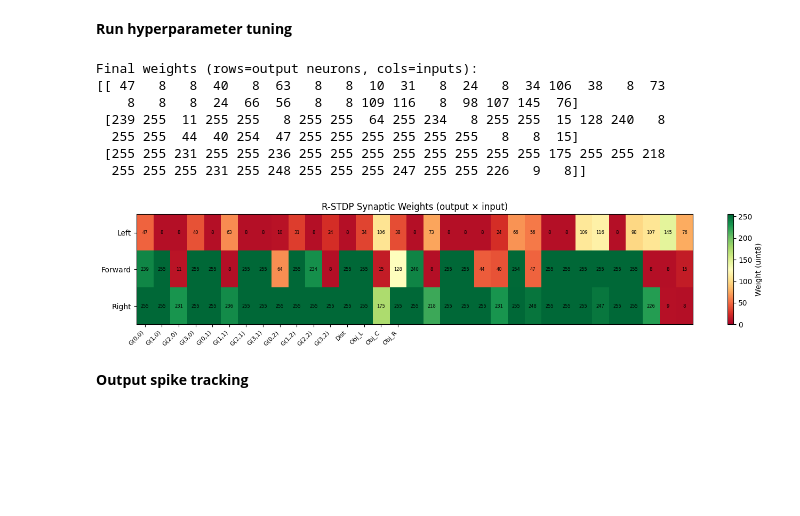
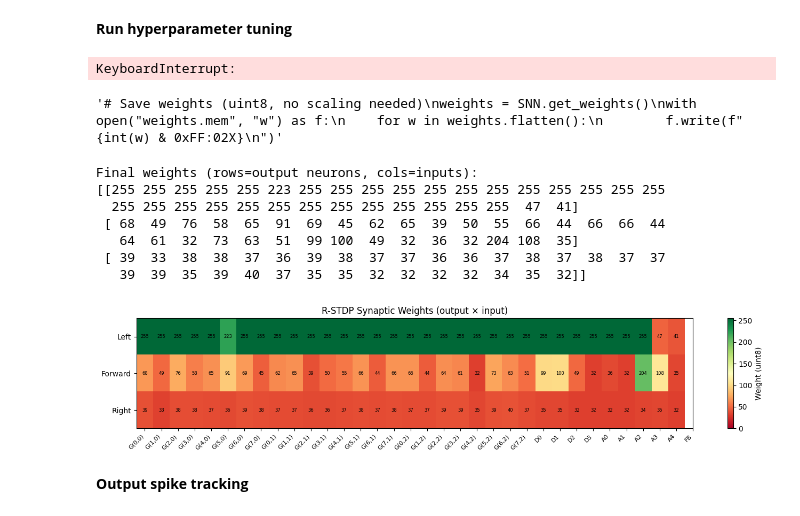
Before and after one commit to robotgreier/python_neural_network, a Jupyter notebook: Python_implementation/LIF_SNN_hyperparameter_tuning.ipynb, the cells around one changed output. Saved outputs shown, nothing was run; the diff lists cells and outputs as text; code cells hidden in the pictures; blank space fills up the shorter version.

Commit message:
updated neuron model

```diff
--- a/Python_implementation/LIF_SNN_hyperparameter_tuning.ipynb
+++ b/Python_implementation/LIF_SNN_hyperparameter_tuning.ipynb
@@ -173,8 +173,8 @@ for config in tqdm(itertools.product(*ranges), total=total_configurations):
 
             epoch_test_acc.append(num_test_correct / len(test_dataset))
 
-        all_run_accs.append(np.mean(epoch_acc))
-        all_runs_test_acc.append(np.mean(epoch_test_acc))
+        all_run_accs.append(epoch_acc[-1])        # final epoch only
+        all_runs_test_acc.append(epoch_test_acc[-1])  # final epoch only
 
     tuning_results.append(
         neuron_params | synapse_params | {
@@ -186,58 +186,67 @@ for config in tqdm(itertools.product(*ranges), total=total_configurations):
             "std_test_acc": np.std(all_runs_test_acc),
         }
     )
+# %% [output]
+KeyboardInterrupt:
 # %%
 df_tuning_results = pd.DataFrame(tuning_results)
 df_tuning_results.to_csv("CSV_results/SNN_hyperparameter_Results.csv", index=False)
 # %%
-# Save weights (uint8, no scaling needed)
+"""# Save weights (uint8, no scaling needed)
 weights = SNN.get_weights()
 with open("weights.mem", "w") as f:
     for w in weights.flatten():
-        f.write(f"{int(w) & 0xFF:02X}\n")
+        f.write(f"{int(w) & 0xFF:02X}\n")"""
+# %% [output]
+'# Save weights (uint8, no scaling needed)\nweights = SNN.get_weights()\nwith open("weights.mem", "w") as f:\n    for w in weights.flatten():\n        f.write(f"{int(w) & 0xFF:02X}\n")'
 # %%
 import matplotlib.pyplot as plt
 
-weights = SNN.get_weights()  # shape: (3 output neurons, 16 inputs)
+weights = SNN.get_weights()  # shape: (3 output neurons, 34 inputs incl. feedback)
 print("Final weights (rows=output neurons, cols=inputs):")
 print(weights)
 
-# Input labels for 16 inputs
+# Input labels for 34 inputs: 8×3 grid + 4 dist bits + 5 aruco bins + 1 feedback
 input_labels = [
-    'G(0,0)', 'G(1,0)', 'G(2,0)', 'G(3,0)',  # row 0
-    'G(0,1)', 'G(1,1)', 'G(2,1)', 'G(3,1)',  # row 1
-    'G(0,2)', 'G(1,2)', 'G(2,2)', 'G(3,2)',  # row 2
-    'Dist',                                    # ultrasonic
-    'Obj_L', 'Obj_C', 'Obj_R'                # object recognition
+    # 8×3 occupancy grid (row-major: row 0 first)
+    'G(0,0)', 'G(1,0)', 'G(2,0)', 'G(3,0)', 'G(4,0)', 'G(5,0)', 'G(6,0)', 'G(7,0)',  # row 0
+    'G(0,1)', 'G(1,1)', 'G(2,1)', 'G(3,1)', 'G(4,1)', 'G(5,1)', 'G(6,1)', 'G(7,1)',  # row 1
+    'G(0,2)', 'G(1,2)', 'G(2,2)', 'G(3,2)', 'G(4,2)', 'G(5,2)', 'G(6,2)', 'G(7,2)',  # row 2
+    # 4-bit distance
+    'D0', 'D1', 'D2', 'D3',
+    # 5-bin aruco
+    'A0', 'A1', 'A2', 'A3', 'A4',
+    # feedback neuron (NOR of previous output spikes)
+    'FB'
 ]
 output_labels = ['Left', 'Forward', 'Right']
 
 fig, ax = plt.subplots(figsize=(14, 3))
 im = ax.imshow(weights, aspect='auto', cmap='RdYlGn', vmin=0, vmax=255)
 
 ax.set_xticks(range(len(input_labels)))
 ax.set_xticklabels(input_labels, rotation=45, ha='right', fontsize=8)
 ax.set_yticks(range(len(output_labels)))
 ax.set_yticklabels(output_labels)
 ax.set_title('R-STDP Synaptic Weights (output × input)')
 
 # Annotate cells
 for i in range(weights.shape[0]):
     for j in range(weights.shape[1]):
         ax.text(j, i, f'{weights[i,j]:.0f}', ha='center', va='center', fontsize=6)
 
 plt.colorbar(im, ax=ax, label='Weight (uint8)')
 plt.tight_layout()
 plt.show()
 # %% [output]
 Final weights (rows=output neurons, cols=inputs):
-[[ 47   8   8  40   8  63   8   8  10  31   8  24   8  34 106  38   8  73
-    8   8   8  24  66  56   8   8 109 116   8  98 107 145  76]
- [239 255  11 255 255   8 255 255  64 255 234   8 255 255  15 128 240   8
-  255 255  44  40 254  47 255 255 255 255 255 255   8   8  15]
- [255 255 231 255 255 236 255 255 255 255 255 255 255 255 175 255 255 218
-  255 255 255 231 255 248 255 255 255 247 255 255 226   9   8]]
+[[255 255 255 255 255 223 255 255 255 255 255 255 255 255 255 255 255 255
+  255 255 255 255 255 255 255 255 255 255 255 255 255  47  41]
+ [ 68  49  76  58  65  91  69  45  62  65  39  50  55  66  44  66  66  44
+   64  61  32  73  63  51  99 100  49  32  36  32 204 108  35]
+ [ 39  33  38  38  37  36  39  38  37  37  36  36  37  38  37  38  37  37
+   39  39  35  39  40  37  35  35  32  32  32  32  34  35  32]]
-[figure, old version]
+[figure, new version]
 # %% [markdown]
 **Output spike tracking**
 # %%
```
Also changed, not shown: parts of 5 cells of this notebook, 2 other files.
